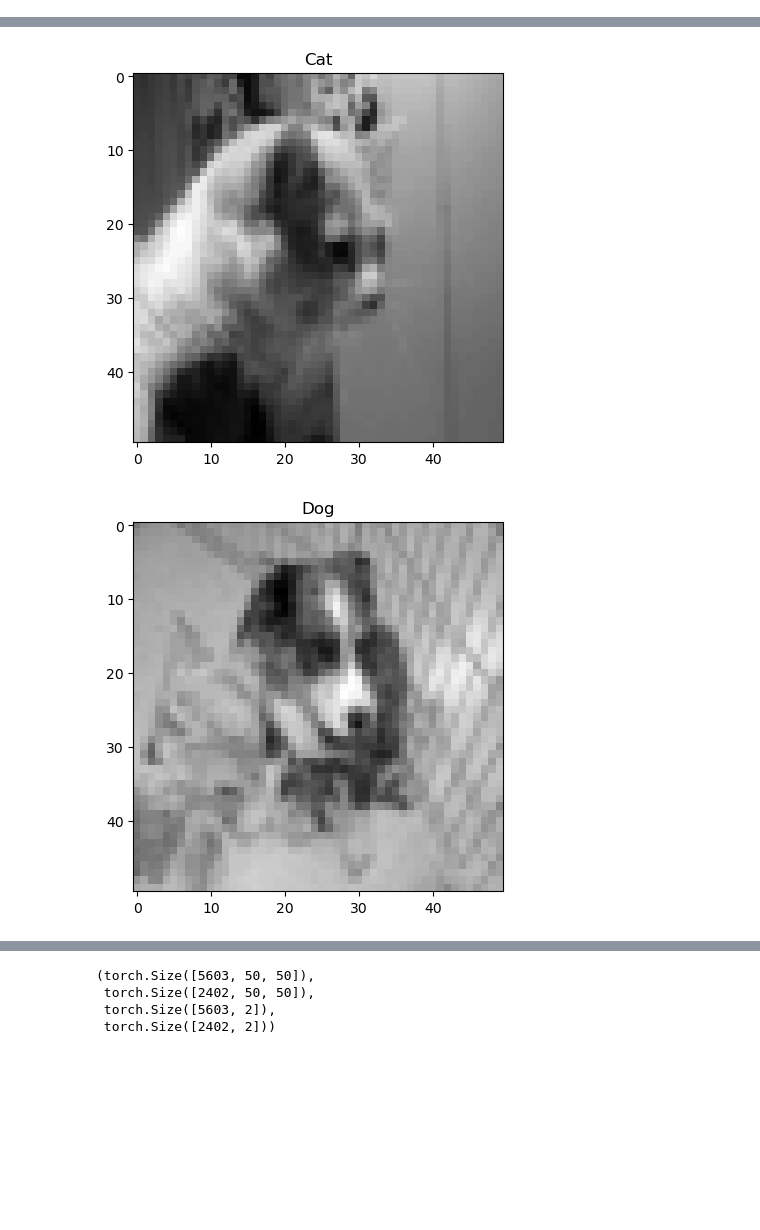
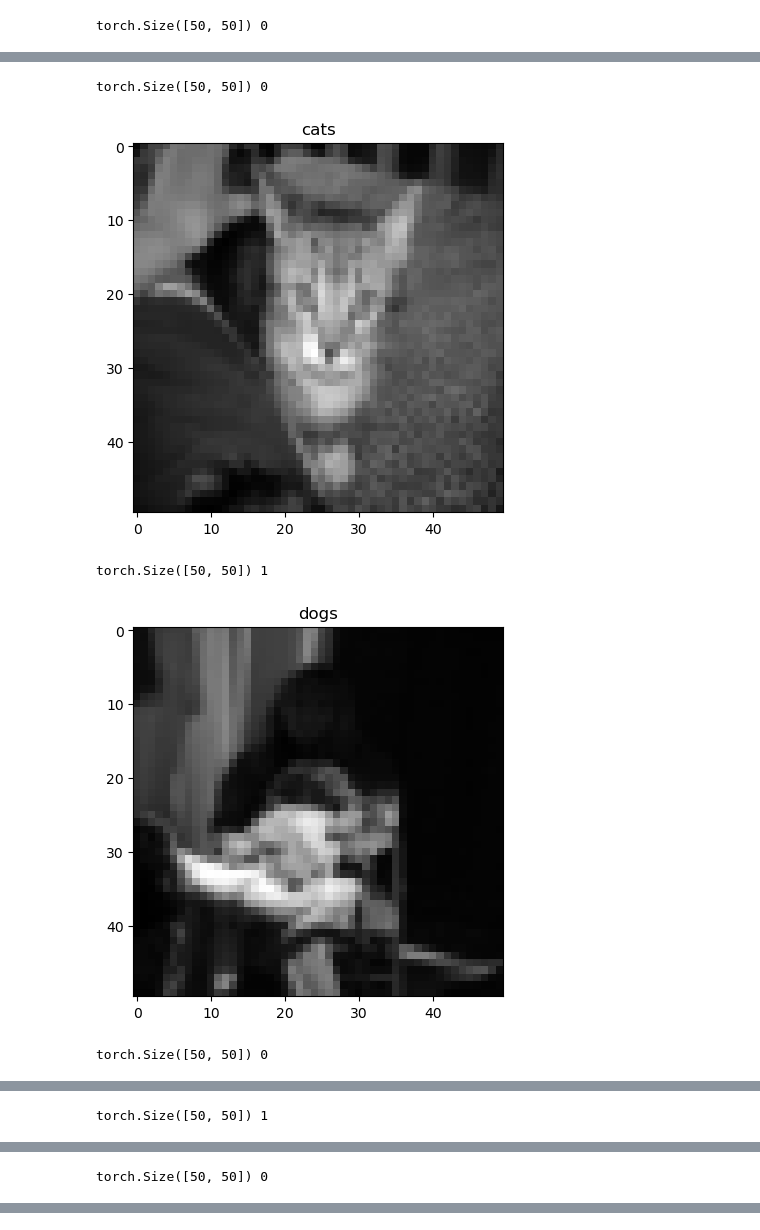
Before and after one commit to incingrenSP/supervised_learning, a Jupyter notebook: convolution/cat_vs_dog.ipynb, the cells around one changed output, grey strips where cells are left out. Saved outputs shown, nothing was run; the diff lists cells and outputs as text; code cells hidden in the pictures; blank space fills up the shorter version.

```diff
--- a/convolution/cat_vs_dog.ipynb
+++ b/convolution/cat_vs_dog.ipynb
@@ -70,0 +64,10 @@ train_data.shape
+# %%
+image_paths = os.path.join('data', 'training_set')
+
+training_data = CatsDogsDataset(image_paths)
+train_dl = DataLoader(training_data, batch_size=32, shuffle=True)
+
+image_paths = os.path.join('data', 'test_set')
+
+test_data = CatsDogsDataset(image_paths)
+test_dl = DataLoader(test_data, batch_size=32, shuffle=True)
@@ -70,0 +90,6 @@ train_data.shape
+# %%
+images, labels = next(iter(test_dl))
+print(images[0].shape, labels[0])
+plt.imshow(images[0].permute(1,2,0), cmap='gray')
+plt.title(test_data._list_classes[labels[0]])
+plt.show()
@@ -71,8 +227,11 @@ train_data.shape
 # %%
-n = torch.randint(low=0, high=8005, size=(10,1))
+n = torch.randint(low=0, high=2023, size=(10,1))
+
 for i in n:
-    plt.imshow(train_data[i][0], cmap="gray")
-    title = 'Dog' if train_data[i][1][0] == 0 else 'Cat'
-    plt.title(title)
+    images, labels = test_data[i]
+    print(images[0].shape, labels)
+    plt.imshow(images[0], cmap='gray')
+    plt.title(test_data._list_classes[labels])
     plt.show()
 # %% [output]
+torch.Size([50, 50]) 0
@@ -80,2 +239,5 @@ for i in n:
+torch.Size([50, 50]) 0
-[figure, old version]
+[figure, new version]
+torch.Size([50, 50]) 1
-[figure, old version]
+[figure, new version]
+torch.Size([50, 50]) 0
@@ -82,0 +245 @@ for i in n:
+torch.Size([50, 50]) 1
@@ -83,0 +247 @@ for i in n:
+torch.Size([50, 50]) 0
@@ -135,7 +249,0 @@ X_train, X_test, y_train, y_test = train_test_split(X, y, test_size=0.3)
-# %%
-X_train.shape, X_test.shape, y_train.shape, y_test.shape
-# %% [output]
-(torch.Size([5603, 50, 50]),
- torch.Size([2402, 50, 50]),
- torch.Size([5603, 2]),
- torch.Size([2402, 2]))
```
Also changed, not shown: parts of 24 cells of this notebook, 1 other file.
